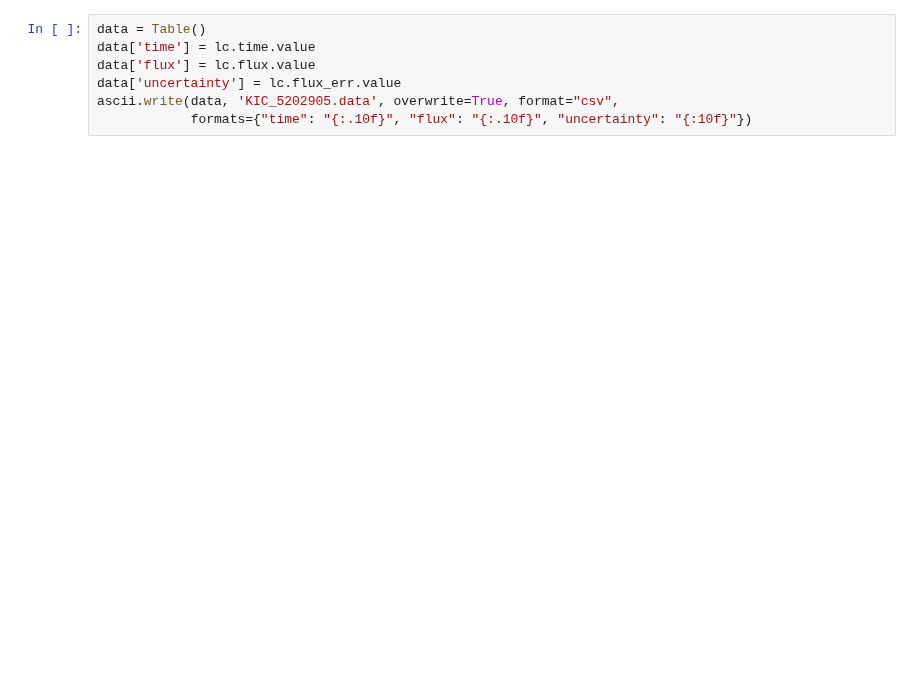
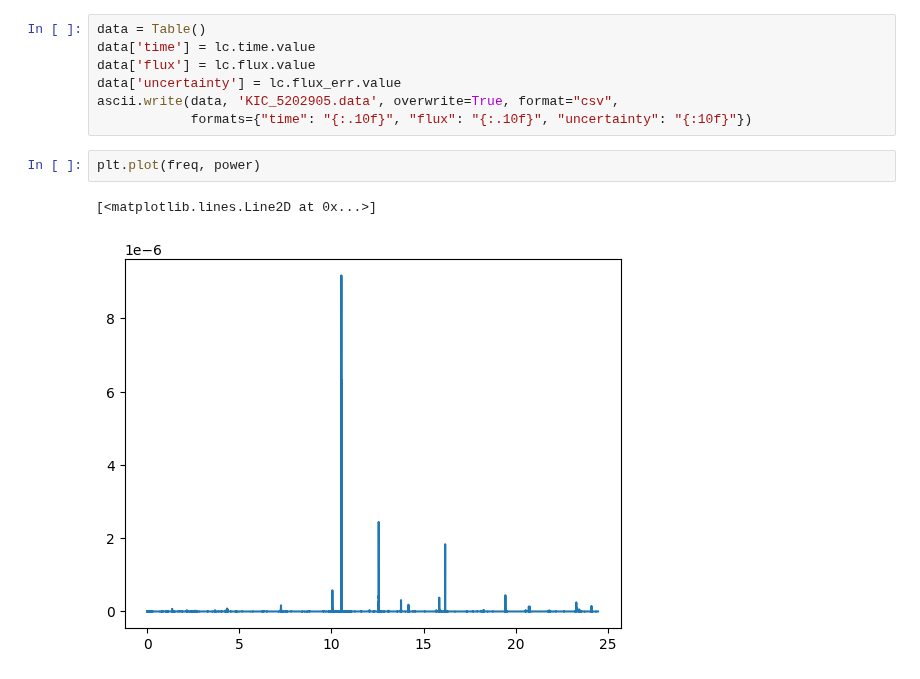
Before and after one commit to Hoggnation/cataloging_coherent_oscillators, a Jupyter notebook: CSVFileDataSending.ipynb, the cells around one changed output. Cells and saved outputs as stored; diff of their text form; blank space fills up the shorter version.

```diff
--- a/CSVFileDataSending.ipynb
+++ b/CSVFileDataSending.ipynb
@@ -35,3 +41,8 @@ data['flux'] = lc.flux.value
 data['uncertainty'] = lc.flux_err.value
 ascii.write(data, 'KIC_5202905.data', overwrite=True, format="csv",
             formats={"time": "{:.10f}", "flux": "{:.10f}", "uncertainty": "{:10f}"})
+# %%
+plt.plot(freq, power)
+# %% [output]
+[<matplotlib.lines.Line2D at 0x...>]
+[figure, added]
```
Also changed, not shown: parts of 3 cells of this notebook.
